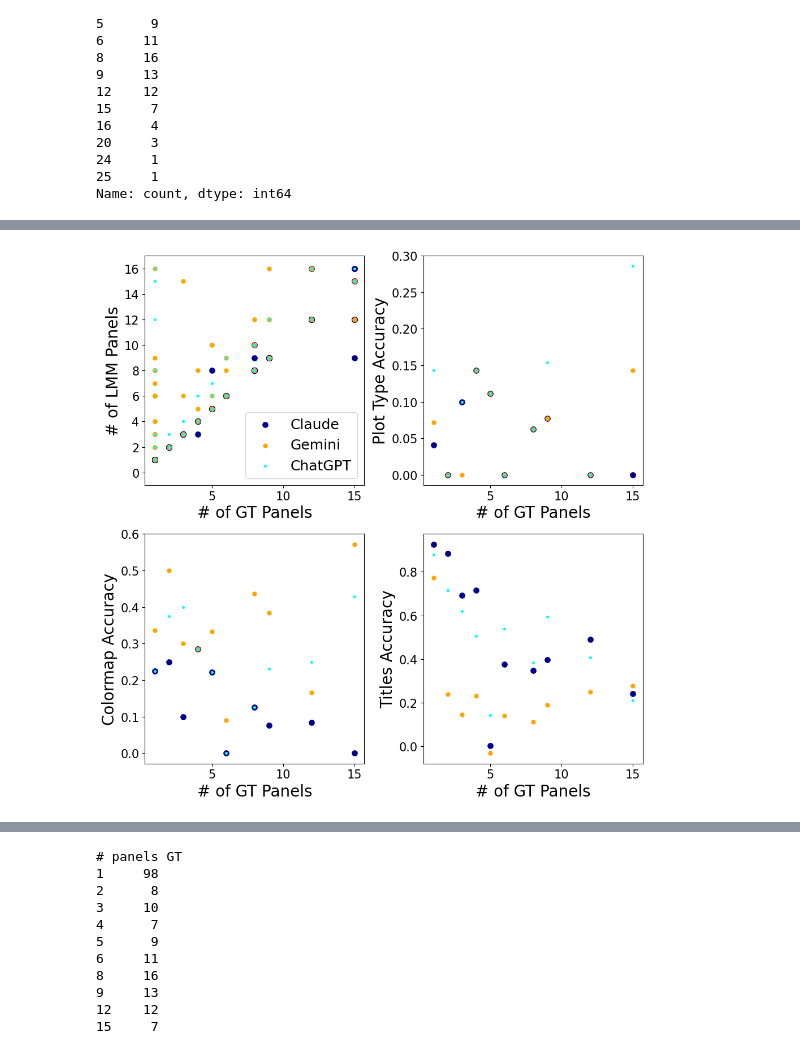
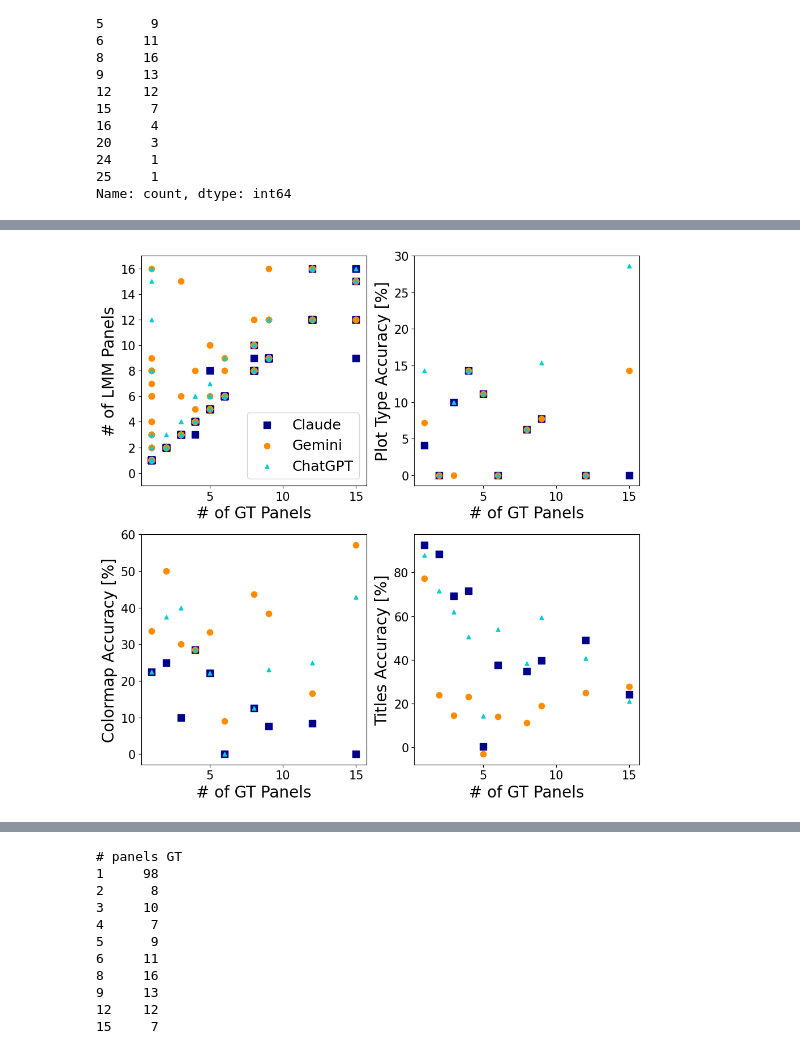
Before and after one commit to ReadingTimeMachine/LLM_VQA_MultiPanel, a Jupyter notebook: parse_lmm_outputs_to_figs.ipynb, the cells around one changed output, grey strips where cells are left out. Drawn from its saved outputs; the diff is of its cells as text; code cells hidden in the pictures.

```diff
--- a/parse_lmm_outputs_to_figs.ipynb
+++ b/parse_lmm_outputs_to_figs.ipynb
@@ -282,17 +286,24 @@ fontsize = 20
 tick_fontsize = 15
 legend_fontsize = 18
 
-marker_sizes = [45, 25, 7]
-colors = ['darkblue', 'orange', 'cyan']
+#marker_sizes = [45, 25, 7]
+marker_sizes = [85, 55, 25]
+
+colors = ['darkblue', 'darkorange', 'darkturquoise']
 labels = ['Claude', 'Gemini', 'ChatGPT']
+marker_styles = ['s', 'o', '^']
+
+binary_acc_as_per = True
 
 ####### # panels vs gt LMM # panels #####
 yfudge = 2
 xcolumn = '# panels GT'
 columns = ['claude # panels', 'gemini_1.5 # panels', 'chatgpt # panels']
 iax = 0
-for s,color,col, label in zip(marker_sizes, colors, columns, labels):
-    dfcut.plot(x=xcolumn, y = col, kind='scatter', ax=axes[iax], s=s, color=color, label=label)
+for s,color,col,label,m in zip(marker_sizes, colors, columns, labels, marker_styles):
+    dfcut.plot(x=xcolumn, y = col, kind='scatter', ax=axes[iax], s=s, color=color,
+               marker=m,
+               label=label)
 axes[iax].set_ylim(dfcut[xcolumn].min()-yfudge, dfcut[xcolumn].max()+yfudge)
 axes[iax].set_xlabel('# of GT Panels', fontsize=fontsize)
 axes[iax].set_ylabel('# of LMM Panels', fontsize=fontsize)
@@ -301,45 +312,76 @@ axes[iax].set_ylabel('# of LMM Panels', fontsize=fontsize)
 columns = ['claude plot type', 'gemini_1.5 plot type', 'chatgpt plot type']
 gb = dfcut.groupby('# panels GT')[columns].mean().reset_index()
 iax = 1
-for s,color,col,label in zip(marker_sizes, colors, columns, labels):
+for s,color,col,label,m in zip(marker_sizes, colors, columns, labels, marker_styles):
     #gb.plot(x=xcolumn, y = col, kind='line', ax=axes[iax], color=color, label=label)
-    gb.plot(x=xcolumn, y = col, kind='scatter', s=s, ax=axes[iax], color=color)#, label=label)
+    if not binary_acc_as_per:
+        gb.plot(x=xcolumn, y = col, kind='scatter', s=s, ax=axes[iax], color=color, marker=m)#, label=label)
+        div = ''
+    else:
+        gb2 = gb.copy()
+        for c in columns:
+            gb2[c] = gb2[c].mul(100.0)
+        #import sys; sys.exit()
+        gb2.plot(x=xcolumn, y = col, kind='scatter', s=s, ax=axes[iax], color=color, marker=m)#, label=label)
+        div = ' [%]'
+
 axes[iax].set_xlabel('# of GT Panels', fontsize=fontsize)
-axes[iax].set_ylabel('Plot Type Accuracy', fontsize=fontsize)
+axes[iax].set_ylabel('Plot Type Accuracy'+div, fontsize=fontsize)
 
 ###### # panels vs LMM colormap guess ####
 columns = ['claude colormap', 'gemini_1.5 colormap', 'chatgpt colormap']
 gb = dfcut.groupby('# panels GT')[columns].mean().reset_index()
 iax = 2
-for s,color,col,label in zip(marker_sizes, colors, columns, labels):
+for s,color,col,label,m in zip(marker_sizes, colors, columns, labels,marker_styles):
     #gb.plot(x=xcolumn, y = col, kind='line', ax=axes[iax], color=color, label=label)
-    gb.plot(x=xcolumn, y = col, kind='scatter', s=s, ax=axes[iax], color=color)#, label=label)
+    #gb.plot(x=xcolumn, y = col, kind='scatter', s=s, ax=axes[iax], color=color,marker=m)#, label=label)
+    if not binary_acc_as_per:
+        gb.plot(x=xcolumn, y = col, kind='scatter', s=s, ax=axes[iax], color=color, marker=m)#, label=label)
+        div = ''
+    else:
+        gb2 = gb.copy()
+        for c in columns:
+            gb2[c] = gb2[c].mul(100.0)
+        #import sys; sys.exit()
+        gb2.plot(x=xcolumn, y = col, kind='scatter', s=s, ax=axes[iax], color=color, marker=m)#, label=label)
+        div = ' [%]'
+
 axes[iax].set_xlabel('# of GT Panels', fontsize=fontsize)
-axes[iax].set_ylabel('Colormap Accuracy', fontsize=fontsize)
+axes[iax].set_ylabel('Colormap Accuracy'+div, fontsize=fontsize)
 
 
 
 ###### # panels vs titles guess ####
 columns = ['claude titles', 'gemini_1.5 titles', 'chatgpt titles']
 gb = dfcut.groupby('# panels GT')[columns].mean().reset_index()
 iax = 3
-for s,color,col,label in zip(marker_sizes, colors, columns, labels):
-    gb.plot(x=xcolumn, y = col, kind='scatter', s=s, ax=axes[iax], color=color)#, label=label)
+for s,color,col,label,m in zip(marker_sizes, colors, columns, labels,marker_styles):
+    #gb.plot(x=xcolumn, y = col, kind='scatter', s=s, ax=axes[iax], color=color,marker=m)#, label=label)
+    if not binary_acc_as_per:
+        gb.plot(x=xcolumn, y = col, kind='scatter', s=s, ax=axes[iax], color=color, marker=m)#, label=label)
+        div = ''
+    else:
+        gb2 = gb.copy()
+        for c in columns:
+            gb2[c] = gb2[c].mul(100.0)
+        #import sys; sys.exit()
+        gb2.plot(x=xcolumn, y = col, kind='scatter', s=s, ax=axes[iax], color=color, marker=m)#, label=label)
+        div = ' [%]'
 axes[iax].set_xlabel('# of GT Panels', fontsize=fontsize)
-axes[iax].set_ylabel('Titles Accuracy', fontsize=fontsize)
+axes[iax].set_ylabel('Titles Accuracy'+div, fontsize=fontsize)
 
 
 # set font sizes
 for ax in axes:
     # Set tick label font sizes for second subplot
     ax.tick_params(axis='both', which='major', labelsize=tick_fontsize)
     legend = ax.get_legend()
     if legend is not None:
         # Set legend font size for second subplot
         ax.legend(fontsize=legend_fontsize)
 
 fig.tight_layout()
 fig.savefig(save_fig_dir + 'figureLevel_models_vs_npanels.pdf')
 plt.show()
 # %% [output]
-[figure, old version]
+[figure, new version]
```
Also changed, not shown: parts of 6 cells of this notebook, 1 other file.
